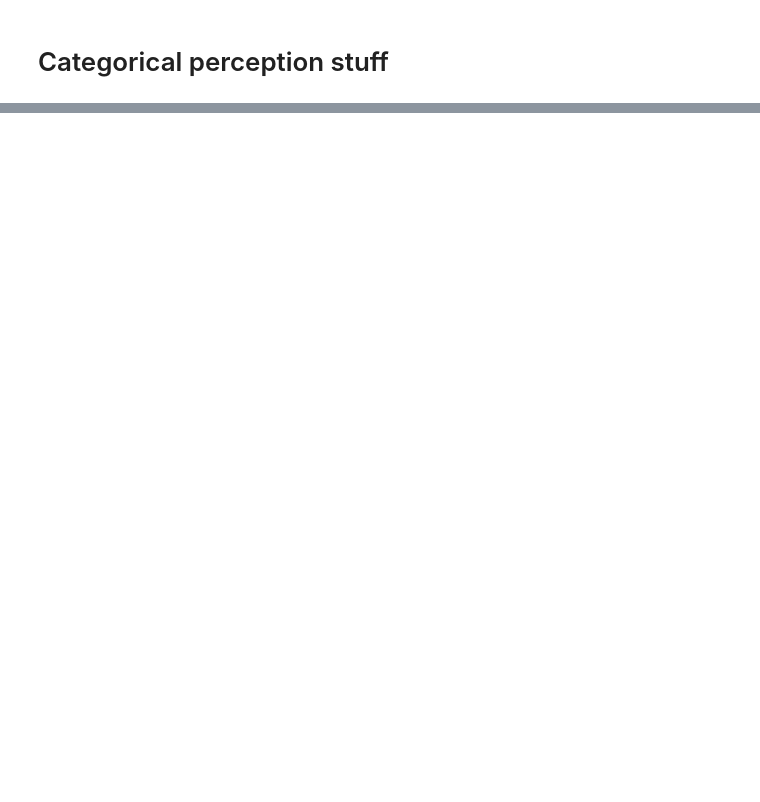
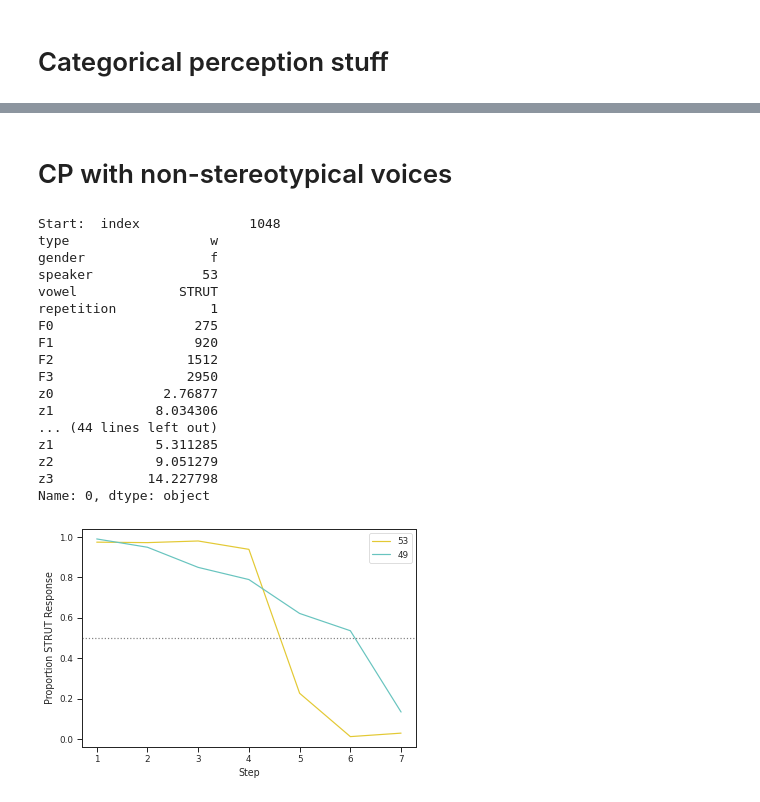
Before and after one commit to fmailhot/GCMPy-draft, a Jupyter notebook: GCMPy-ms.ipynb, the cells around one changed output, grey strips where cells are left out. Saved outputs shown, nothing was run; the diff lists cells and outputs as text; code cells hidden in the pictures; blank space fills up the shorter version.

```diff
--- a/GCMPy-ms.ipynb
+++ b/GCMPy-ms.ipynb
@@ -80,0 +170,42 @@ gp.cpplot([choices_cont,mbias,cbias,wbias],"vowel",["No bias","m","c","w"])
+# %% [markdown]
+# CP with non-stereotypical voices
+# %%
+#the amount of energy it took to decide whether to make a function for this
+
+startvowel = "STRUT"
+endvowel = "FOOT"
+speakerlist = [53,49]
+data = pbbark.copy()
+datalist = []
+
+
+for sp in speakerlist:
+    # set start and end
+    strt = {"vowel":startvowel,"speaker":sp}
+    nd = {"vowel":endvowel,"speaker":sp}
+    # make continuum
+    cnt = gp.continuum(data,strt,nd,dimslist,steps=7,stimdetails=True)
+    # make choices
+    chcs = gp.multicat(cnt,data,catslist,dimsvals,cval,exclude_self=True, N=1,fc={"vowel":[startvowel,endvowel]})
+    datalist.append(chcs)
+
+gp.cpplot(datalist,"vowel", speakerlist)
+# %% [output]
+Start:  index              1048
+type                  w
+gender                f
+speaker              53
+vowel             STRUT
+repetition            1
+F0                  275
+F1                  920
+F2                 1512
+F3                 2950
+z0              2.76877
+z1             8.034306
+... (44 lines left out)
+z1             5.311285
+z2             9.051279
+z3            14.227798
+Name: 0, dtype: object
+[figure, added]
```
Also changed, not shown: parts of 23 cells of this notebook.
